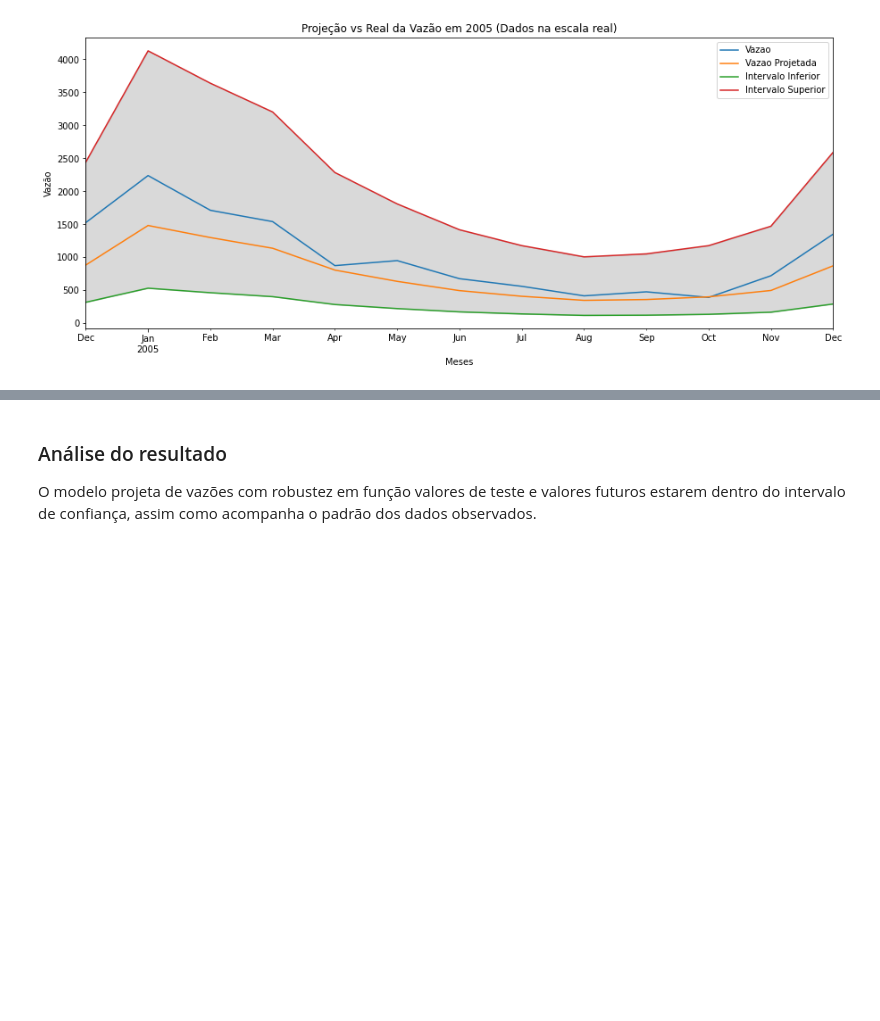
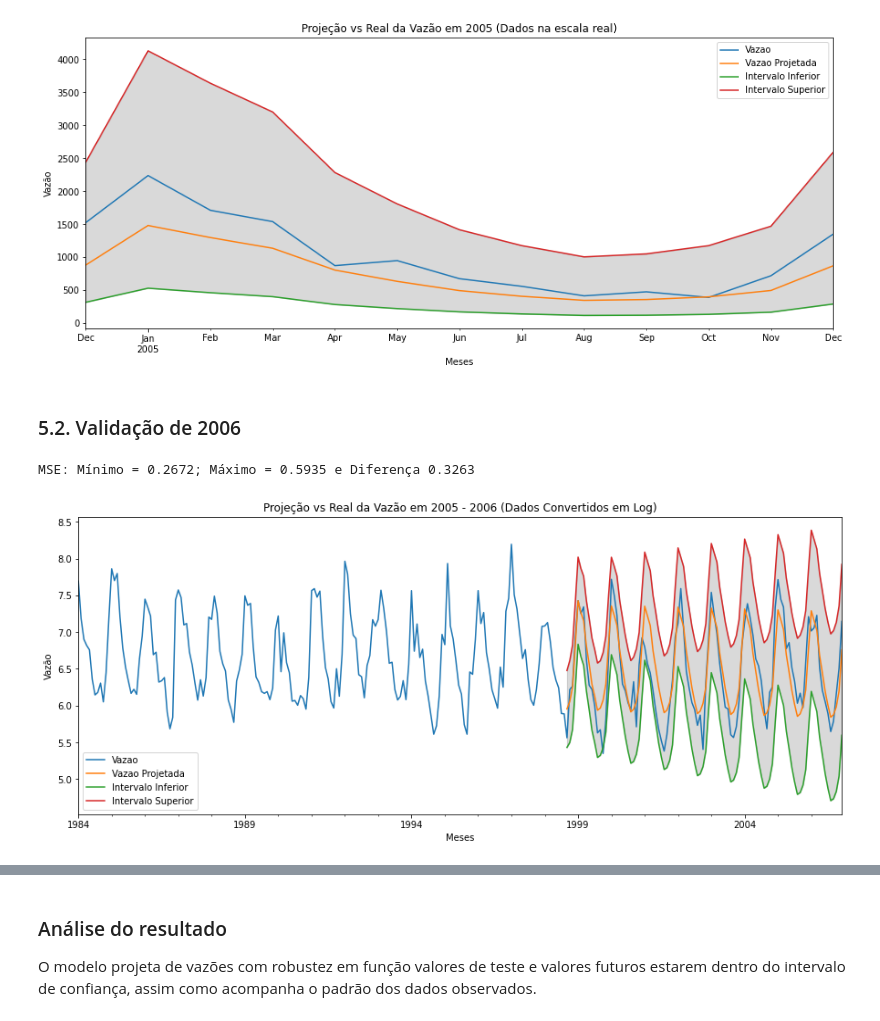
Before and after one commit to yscosta/Previsao-de-Vazoes-de-Rios, a Jupyter notebook: Previsao-de-Vazoes-de-Rios.ipynb, the cells around one changed output, grey strips where cells are left out. Drawn from its saved outputs; the diff is of its cells as text; code cells hidden in the pictures; blank space fills up the shorter version.

Commit message:
Versão com funções de projeçõe para reuso e validação de 2005 e 2006

```diff
--- a/Previsao-de-Vazoes-de-Rios.ipynb
+++ b/Previsao-de-Vazoes-de-Rios.ipynb
@@ -493,3 +498,25 @@ plot_forecast(forecast_data, 'Projeção vs Real da Vazão em 2005 (Dados na esc
 2005-11-01   721.0            497.7               168.3              1472.0
 2005-12-01  1352.0            872.0               293.0              2594.8
 [figure]
+# %% [markdown]
+### 5.2.  Validação de 2006
+# %%
+# A série termina em dez/2004 então será projetado 24 meses a frente
+summ = get_forecast(24)
+
+real_2006 = pd.read_csv('Vazoes-2006.csv', sep=';', header=0, index_col=0, date_parser=date_parser)
+
+real_2006['Vazao'] = np.log(real_2006['Vazao'])
+
+real_add = pd.concat([series, real_2005, real_2006])
+
+forecast_data = pd.concat([real_add, summ], axis=1)
+
+forecast_data, se_mim, se_max = arrange_to_plot(forecast_data)
+
+print(f'MSE: Mínimo = {round(se_mim, 4)}; Máximo = {round(se_max, 4)} e Diferença {round(se_max - se_mim, 4)}')
+
+plot_forecast(forecast_data, 'Projeção vs Real da Vazão em 2005 - 2006 (Dados Convertidos em Log)')
+# %% [output]
+MSE: Mínimo = 0.2672; Máximo = 0.5935 e Diferença 0.3263
+[figure, added]
```
Also changed, not shown: parts of 11 cells of this notebook, 2 other files.
